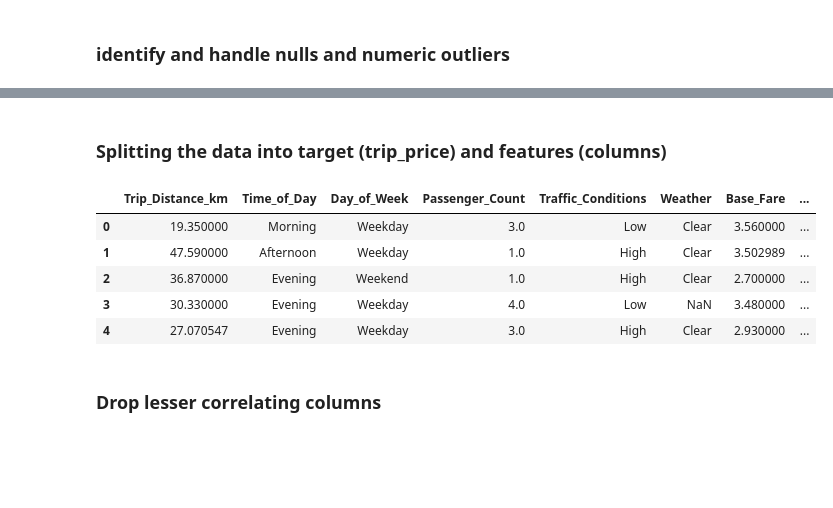
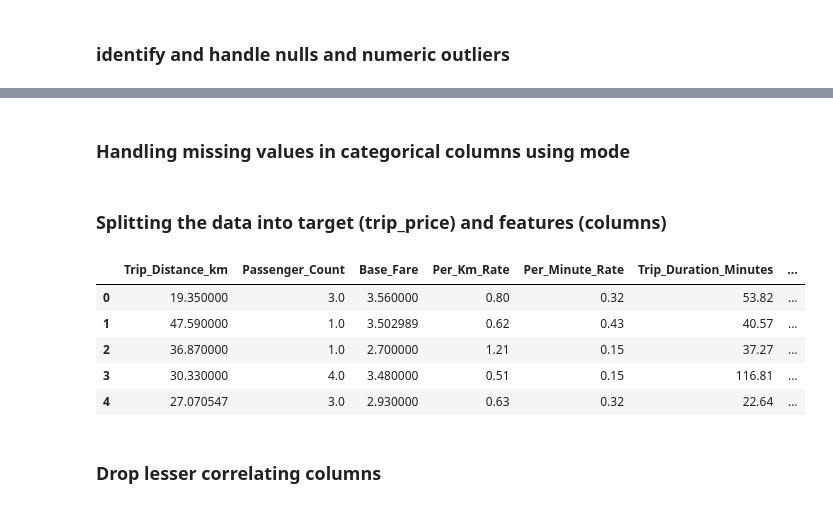
Before and after one commit to StefanLundberg77/taxi-prediction-fullstack-stefan-lundberg-opa24, a Jupyter notebook: explorations/eda.ipynb, the cells around one changed output, grey strips where cells are left out. Saved outputs shown, nothing was run; the diff lists cells and outputs as text; code cells hidden in the pictures; blank space fills up the shorter version.

Commit message:
categorical missing values handled with mode

```diff
--- a/explorations/eda.ipynb
+++ b/explorations/eda.ipynb
@@ -192,23 +203,16 @@ sns.heatmap(df.corr(numeric_only=True), cmap="coolwarm", annot=True)
 # %%
 import numpy as np
 
-target = "Trip_Price" # or is variable enough?
+target = "Trip_Price"
 
 numeric_features = df[numeric_columns.drop(target)]
 
-# Fill nulls with median or mean
-for col in numeric_columns:
-    null_count = df[col].isna().sum()
-    if null_count > 0:
-        mean_val = df[col].mean()
-        median_val = df[col].median()
-        chosen_val = median_val if abs(mean_val - median_val) > 0.1 * mean_val else mean_val
-        df[col] = df[col].fillna(chosen_val)
-
-# removes or clips outliers
 def handle_outliers(df, cols, multiplier=1.5):
     df_removed = df.copy()
     df_clipped = df.copy()
+
+    # Create a combined mask for all numeric columns
+    mask = pd.Series(True, index=df.index)
 
     for col in cols:
         if df[col].dtype != 'object':
@@ -218,21 +222,15 @@ def handle_outliers(df, cols, multiplier=1.5):
             lower = Q1 - multiplier * IQR
             upper = Q3 + multiplier * IQR
 
-            # 2 separate methods
-            # Remove rows containing outliers
-            before_rows = len(df_removed)
-            mask = (df_removed[col] >= lower) & (df_removed[col] <= upper)
-            df_removed = df_removed[mask]
-            removed_rows = before_rows - len(df_removed)
+            # Update mask for removal
+            mask &= (df[col] >= lower) & (df[col] <= upper)
 
             # Clip values within bounds
-            clipped_before = df_clipped[col].copy()
-            df_clipped[col] = np.clip(df_clipped[col], lower, upper)
-            clipped_count = (clipped_before != df_clipped[col]).sum()
+            df_clipped[col] = np.clip(df[col], lower, upper)
 
-            print(f"{col}:")
-            print(f"  Values: {removed_rows} ({removed_rows / len(df) * 100:.2f}%)")
-            print(f"  Values clipped: {clipped_count} ({clipped_count / len(df) * 100:.2f}%)\n")
+    # Apply final mask to remove rows with any numeric outliers
+    df_removed = df[mask]
 
     return df_removed, df_clipped
-df_removed, df_clipped = handle_outliers(df, numeric_features)
+
+df_removed, df_clipped = handle_outliers(numeric_features, numeric_features)
@@ -277,14 +257,23 @@ dtype: int64
+# %% [markdown]
+### Handling missing values in categorical columns using mode
+# %%
+
+df[categorical_columns] = df[categorical_columns].apply(lambda col: col.fillna(col.mode()[0]))
+
+
+df_clean = df_clipped.copy()
+df_clean[categorical_columns] = df[categorical_columns].apply(lambda col: col.fillna(col.mode()[0]))
 # %% [markdown]
 ### Splitting the data into target (trip_price) and features (columns)
 # %%
-X, y = df.drop("Trip_Price", axis = "columns"), df["Trip_Price"]
+X, y = df_clean, df["Trip_Price"]
 X.head()
 # %% [output]
-|  | Trip_Distance_km | Time_of_Day | Day_of_Week | Passenger_Count | Traffic_Conditions | Weather | Base_Fare | ... |
-| 0 | 19.350000 | Morning | Weekday | 3.0 | Low | Clear | 3.560000 | ... |
-| 1 | 47.590000 | Afternoon | Weekday | 1.0 | High | Clear | 3.502989 | ... |
-| 2 | 36.870000 | Evening | Weekend | 1.0 | High | Clear | 2.700000 | ... |
-| 3 | 30.330000 | Evening | Weekday | 4.0 | Low | NaN | 3.480000 | ... |
-| 4 | 27.070547 | Evening | Weekday | 3.0 | High | Clear | 2.930000 | ... |
+|  | Trip_Distance_km | Passenger_Count | Base_Fare | Per_Km_Rate | Per_Minute_Rate | Trip_Duration_Minutes | ... |
+| 0 | 19.350000 | 3.0 | 3.560000 | 0.80 | 0.32 | 53.82 | ... |
+| 1 | 47.590000 | 1.0 | 3.502989 | 0.62 | 0.43 | 40.57 | ... |
+| 2 | 36.870000 | 1.0 | 2.700000 | 1.21 | 0.15 | 37.27 | ... |
+| 3 | 30.330000 | 4.0 | 3.480000 | 0.51 | 0.15 | 116.81 | ... |
+| 4 | 27.070547 | 3.0 | 2.930000 | 0.63 | 0.32 | 22.64 | ... |
 # %% [markdown]
 ### Drop lesser correlating columns
```
Also changed, not shown: parts of 5 cells of this notebook.
